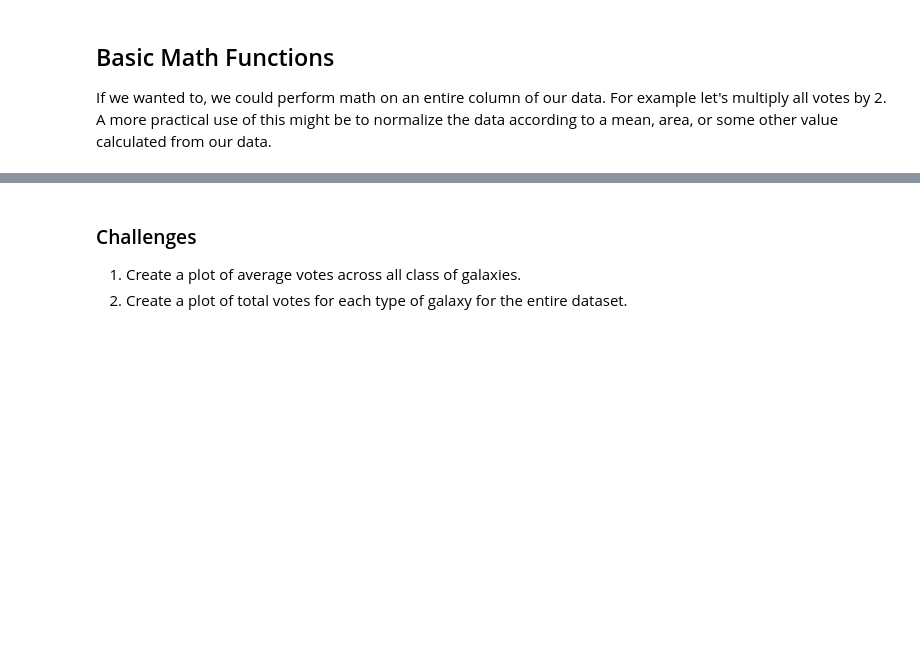
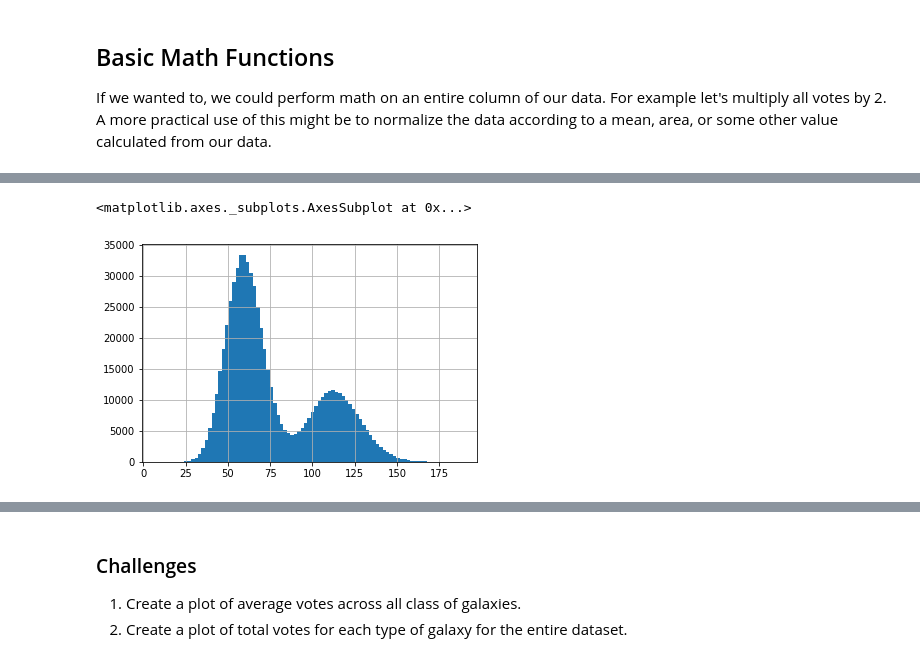
Before and after one commit to ADACS-Australia/ADACS-obs-workshop, a Jupyter notebook: DAY2/pandas/Intro_to_pandas_answers.ipynb, the cells around one changed output, grey strips where cells are left out. Drawn from its saved outputs; the diff is of its cells as text; code cells hidden in the pictures; blank space fills up the shorter version.

```diff
--- a/DAY2/pandas/Intro_to_pandas_answers.ipynb
+++ b/DAY2/pandas/Intro_to_pandas_answers.ipynb
@@ -582,3 +656,8 @@ votes.plot(kind='bar')
+# %%
+gal_df.nvote.hist(bins=len(votes))
+# %% [output]
+<matplotlib.axes._subplots.AxesSubplot at 0x...>
+[figure, added]
 # %%
 #We can also look at how many galaxies were assigned to each class:
 total_count = gal_df['id'].groupby(gal_df['class']).nunique()
```
Also changed, not shown: parts of 113 cells of this notebook, 2 other files.
